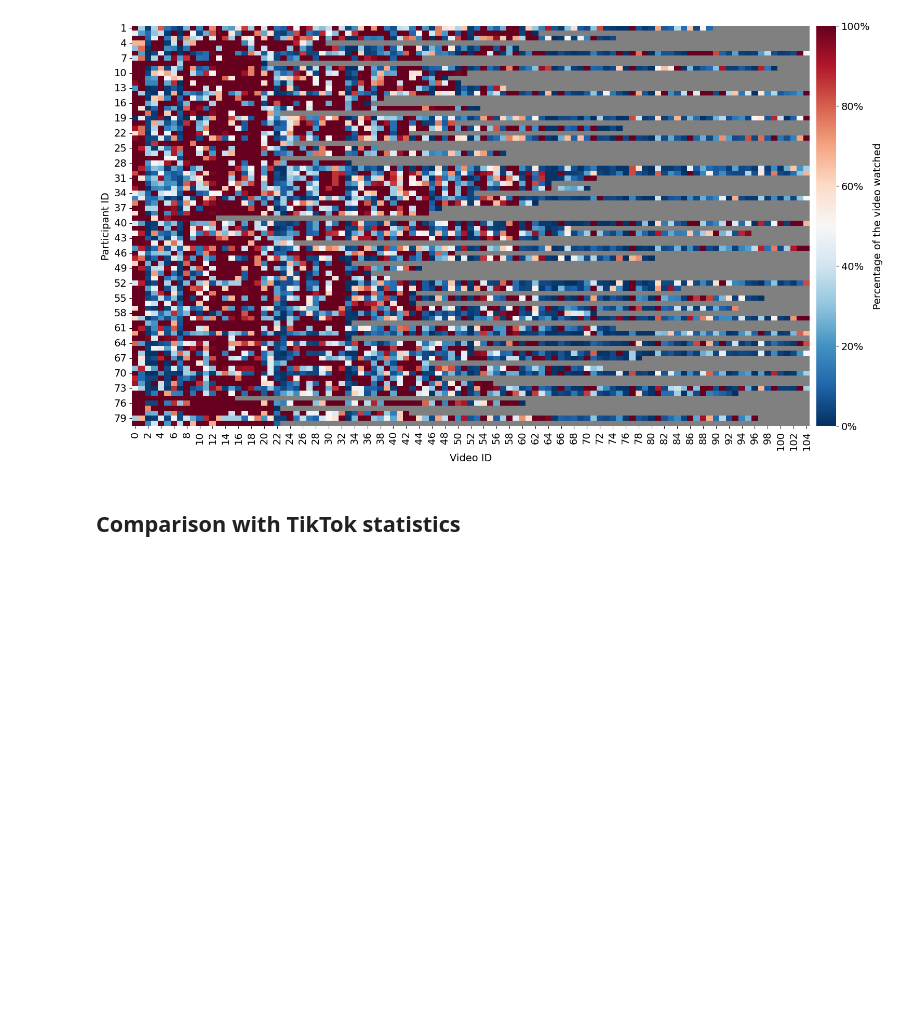
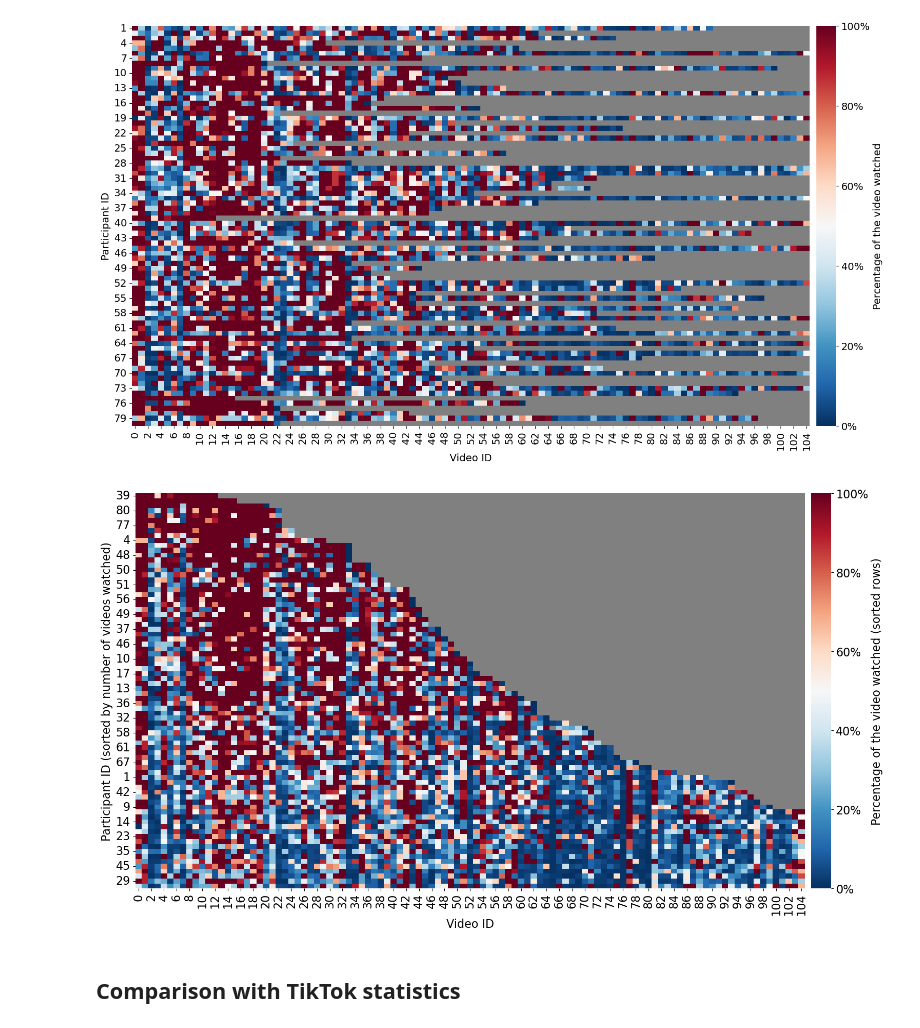
Before and after one commit to carolcoimbra/unpredictable-tiktok, a Jupyter notebook: classifier-rf.ipynb, the cells around one changed output. Cells and saved outputs as stored; diff of their text form; code cells hidden in the pictures; blank space fills up the shorter version.

```diff
--- a/classifier-rf.ipynb
+++ b/classifier-rf.ipynb
@@ -520,6 +544,40 @@ plt.show()
 set_dim_fig()
 # %% [output]
 [figure]
+# %%
+# Second heatmap: rows sorted by non-negative cell counts
+# Count non-negative values (>= 0) in each row and sort
+df_sorted = df_heatmap.loc[(df_heatmap >= 0).sum(axis=1).sort_values(ascending=True).index]
+
+fig, ax = plt.subplots(figsize=(20, 10))
+
+sns.heatmap(
+    df_sorted,
+    cmap=my_cmap,
+    vmin=0,
+    vmax=100,
+    ax=ax,
+    cbar_kws=dict(
+        label='Percentage of the video watched (sorted rows)',
+        use_gridspec=False,
+        location="right",
+        pad=0.008
+    )
+)
+plt.xlabel("Video ID")
+plt.yticks(rotation=0)
+plt.ylabel("Participant ID (sorted by number of videos watched)")
+
+# Format colorbar ticks as percentages
+cbar = ax.collections[0].colorbar
+cbar.ax.yaxis.set_major_formatter(mtick.FormatStrFormatter('%.0f%%'))
+
+plt.savefig("figs/heatmap_sorted.pdf", bbox_inches="tight")
+plt.show()
+
+set_dim_fig()
+# %% [output]
+[figure, added]
 # %% [markdown]
 ## Comparison with TikTok statistics
 # %%
```
Also changed, not shown: parts of 22 cells of this notebook, 38 other files.
